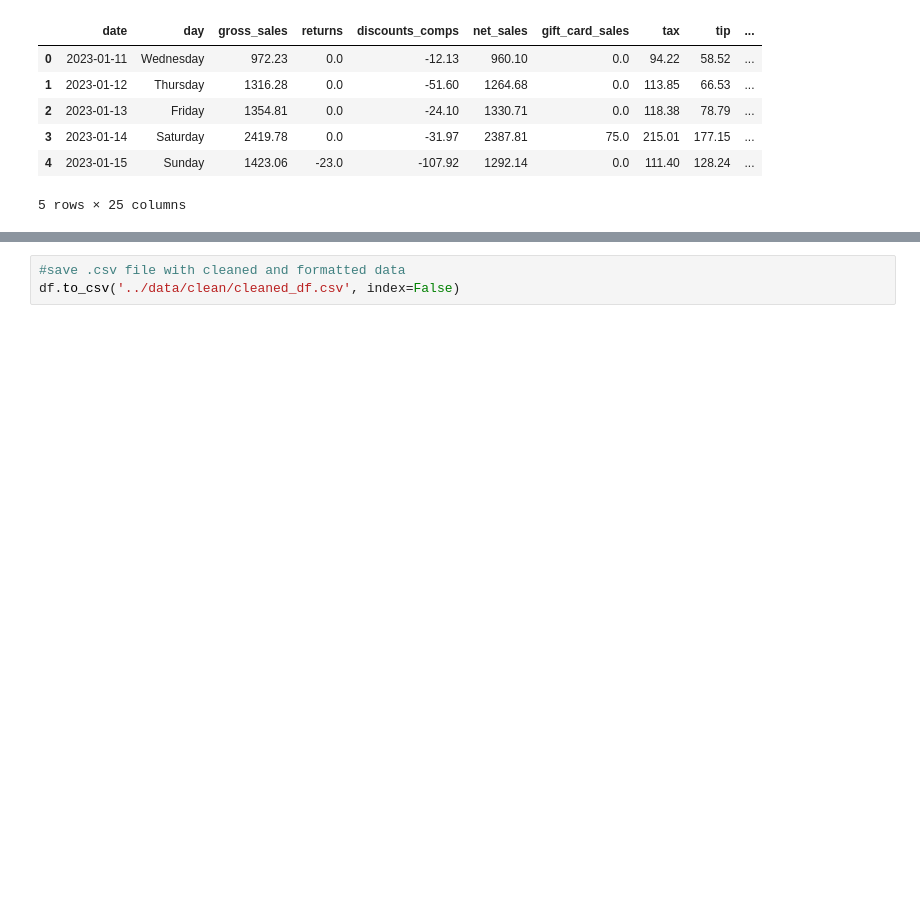
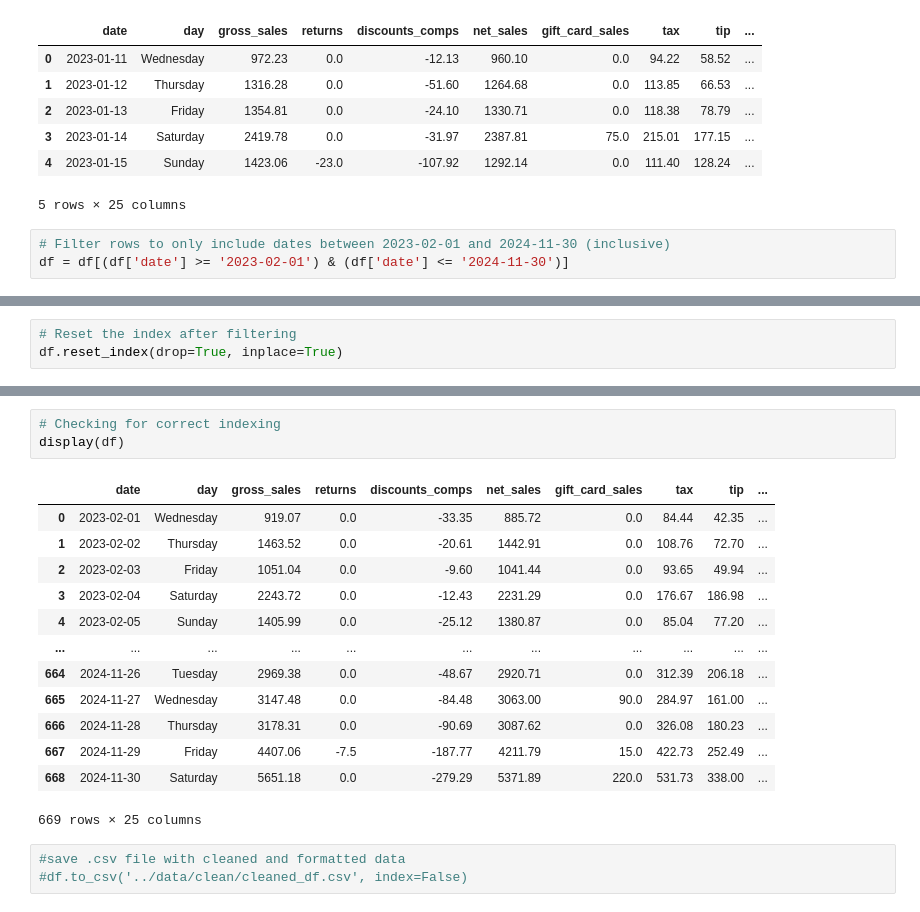
Before and after one commit to tsuijonathan/bakery_sales_analysis, a Jupyter notebook: notebooks/final_data_cleaning.ipynb, the cells around one changed output, grey strips where cells are left out. Saved outputs shown, nothing was run; the diff lists cells and outputs as text; blank space fills up the shorter version.

```diff
--- a/notebooks/final_data_cleaning.ipynb
+++ b/notebooks/final_data_cleaning.ipynb
@@ -218,3 +218,6 @@ df.head()
 | 3 | 2023-01-14 | Saturday | 2419.78 | 0.0 | -31.97 | 2387.81 | 75.0 | 215.01 | 177.15 | ... |
 | 4 | 2023-01-15 | Sunday | 1423.06 | -23.0 | -107.92 | 1292.14 | 0.0 | 111.40 | 128.24 | ... |
 5 rows × 25 columns
+# %%
+# Filter rows to only include dates between 2023-02-01 and 2024-11-30 (inclusive)
+df = df[(df['date'] >= '2023-02-01') & (df['date'] <= '2024-11-30')]
@@ -220,0 +244,3 @@ df.head()
+# %%
+# Reset the index after filtering
+df.reset_index(drop=True, inplace=True)
@@ -221,3 +267,20 @@ df.head()
+# %%
+# Checking for correct indexing
+display(df)
+# %% [output]
+|  | date | day | gross_sales | returns | discounts_comps | net_sales | gift_card_sales | tax | tip | ... |
+| 0 | 2023-02-01 | Wednesday | 919.07 | 0.0 | -33.35 | 885.72 | 0.0 | 84.44 | 42.35 | ... |
+| 1 | 2023-02-02 | Thursday | 1463.52 | 0.0 | -20.61 | 1442.91 | 0.0 | 108.76 | 72.70 | ... |
+| 2 | 2023-02-03 | Friday | 1051.04 | 0.0 | -9.60 | 1041.44 | 0.0 | 93.65 | 49.94 | ... |
+| 3 | 2023-02-04 | Saturday | 2243.72 | 0.0 | -12.43 | 2231.29 | 0.0 | 176.67 | 186.98 | ... |
+| 4 | 2023-02-05 | Sunday | 1405.99 | 0.0 | -25.12 | 1380.87 | 0.0 | 85.04 | 77.20 | ... |
+| ... | ... | ... | ... | ... | ... | ... | ... | ... | ... | ... |
+| 664 | 2024-11-26 | Tuesday | 2969.38 | 0.0 | -48.67 | 2920.71 | 0.0 | 312.39 | 206.18 | ... |
+| 665 | 2024-11-27 | Wednesday | 3147.48 | 0.0 | -84.48 | 3063.00 | 90.0 | 284.97 | 161.00 | ... |
+| 666 | 2024-11-28 | Thursday | 3178.31 | 0.0 | -90.69 | 3087.62 | 0.0 | 326.08 | 180.23 | ... |
+| 667 | 2024-11-29 | Friday | 4407.06 | -7.5 | -187.77 | 4211.79 | 15.0 | 422.73 | 252.49 | ... |
+| 668 | 2024-11-30 | Saturday | 5651.18 | 0.0 | -279.29 | 5371.89 | 220.0 | 531.73 | 338.00 | ... |
+669 rows × 25 columns
 # %%
 #save .csv file with cleaned and formatted data
-df.to_csv('../data/clean/cleaned_df.csv', index=False)
+#df.to_csv('../data/clean/cleaned_df.csv', index=False)
```
Also changed, not shown: parts of 3 cells of this notebook, 3 other files.
